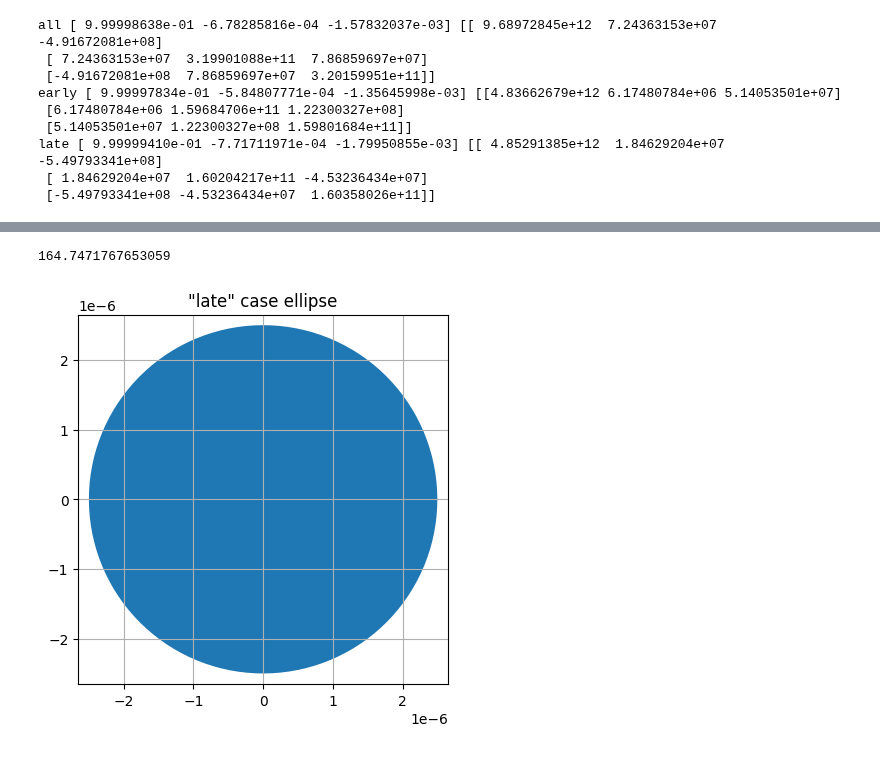
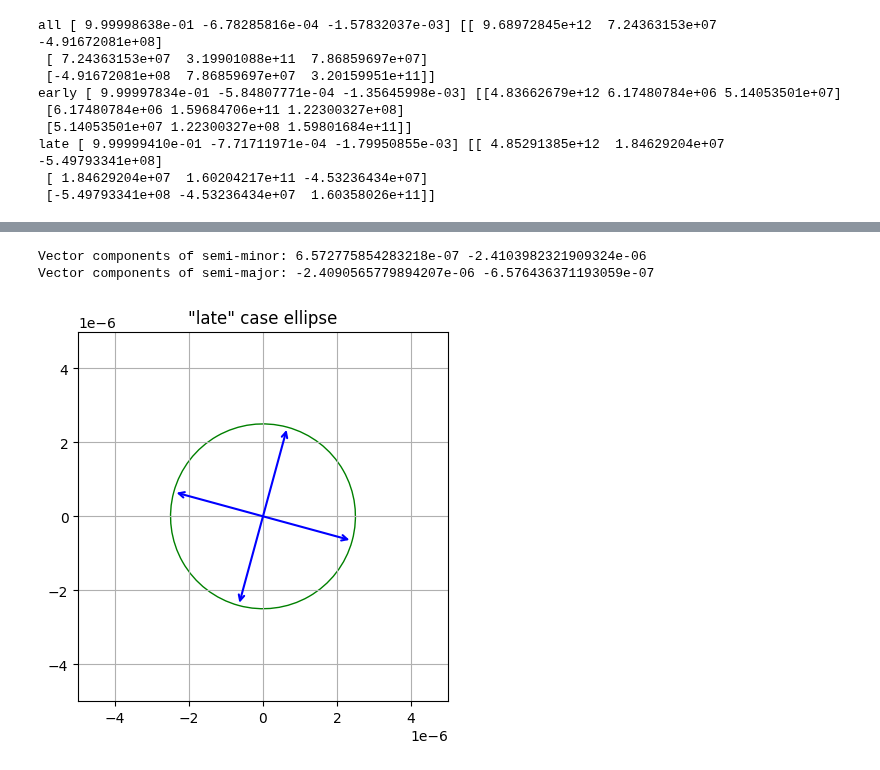
Before and after one commit to Hoggnation/cataloging_coherent_oscillators, a Jupyter notebook: coherence_test.ipynb, the cells around one changed output, grey strips where cells are left out. Cells and saved outputs as stored; diff of their text form; code cells hidden in the pictures.

```diff
--- a/coherence_test.ipynb
+++ b/coherence_test.ipynb
@@ -302,8 +304,8 @@ def check_coherence(ts, ys, weights, om):
         covariance = np.linalg.inv(invar)
         covariance2 = covariance[1:, 1:]
         eigvals, eigvecs = np.linalg.eigh(covariance2)
-        axis1 = np.sqrt(eigvals)*eigvecs[0] #is this the length
-        axis2 = np.sqrt(eigvals)*eigvecs[1]
+        axis1 = np.sqrt(eigvals)*eigvecs[:, 0] #minor?
+        axis2 = np.sqrt(eigvals)*eigvecs[:, 1] #major?
         axes.append((axis1, axis2))
     return axes[0], axes[1], axes[2]
 # %%
@@ -360,21 +394,40 @@ plt.show()
 # %%
 #ellipse for early data points
+fig, ax = plt.subplots()
 
 width_late, height_late = 2*np.linalg.norm(late[0]), 2*np.linalg.norm(late[1])
-vec_late = late[0]
-angle_late = np.degrees(np.arctan2(vec_late[0], vec_late[1]))
+vec = late[0]
+angle_late = np.degrees(np.arctan2(vec[0], vec[1]))
 center = (0,0)
-fig, ax = plt.subplots()
-print(angle_late)
+r = np.radians(angle_late)
 
-ellipse_late = Ellipse(center, width_late, height_late, angle = angle_late)
+ellipse_late = Ellipse(center, width_late, height_late, angle = angle_late, facecolor = 'none', edgecolor = 'green')
 ax.add_patch(ellipse_late)
-ax.scatter(*center)
+
+ax1_points_late = [
+    (center[0] + width_late/2 * cos(r), center[1] + width_late/2 * sin(r)),
+    (center[0] - width_late/2 * cos(r), center[1] - width_late/2 * sin(r))
+]
+
+ax2_points_late = [
+    (center[0] + height_late/2 * cos(r + radians(90)), center[1] + height_late/2 * sin(r + radians(90))),
+    (center[0] + height_late/2 * cos(r + radians(270)), center[1] + height_late/2 * sin(r + radians(270)))
+]
+
+arrowprops = dict(arrowstyle="<->", color="blue", linewidth=1.5)
+ax.annotate("", xy=ax1_points_late[0], xytext=ax1_points_late[1], arrowprops=arrowprops)
+ax.annotate("", xy=ax2_points_late[0], xytext=ax2_points_late[1], arrowprops=arrowprops)
+
+ax.set_xlim(center[0] - width_late, center[0] + width_late)
+ax.set_ylim(center[1] - height_late, center[1] + height_late)
 ax.set_aspect('equal')
 ax.grid(True)
 ax.set_title('"late" case ellipse')
-#plt.legend()
+
+print("Vector components of semi-minor:", late[0][0], late[0][1])
+print("Vector components of semi-major:", late[1][0], late[1][1])
 plt.show()
 # %% [output]
-164.7471767653059
+Vector components of semi-minor: 6.572775854283218e-07 -2.4103982321909324e-06
+Vector components of semi-major: -2.4090565779894207e-06 -6.576436371193059e-07
-[figure, old version]
+[figure, new version]
```
Also changed, not shown: parts of 6 cells of this notebook.
